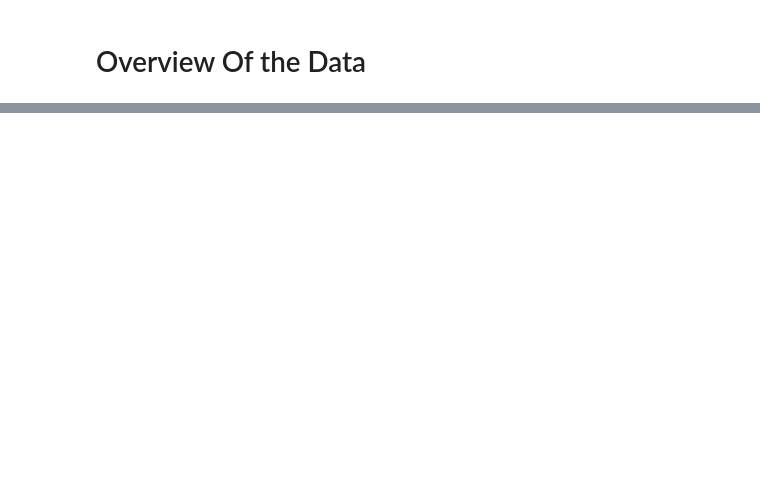
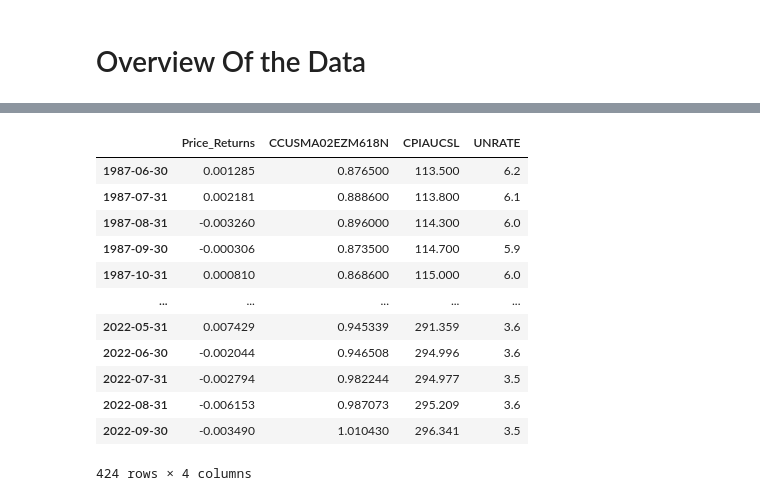
Before and after one commit to Bereket-07/Change-point-analysis-and-statistical-modelling-of-time-series-data-for-Birhan-Energies, a Jupyter notebook: notebooks/eda.ipynb, the cells around one changed output, grey strips where cells are left out. Cells and saved outputs as stored; diff of their text form; code cells hidden in the pictures; blank space fills up the shorter version.

```diff
--- a/notebooks/eda.ipynb
+++ b/notebooks/eda.ipynb
@@ -30,0 +89,2 @@ dtype: object
+# %%
+df_OECD = df_OECD[(df_OECD.index >= '1987-05-20') & (df_OECD.index < '2023-01-01')]
@@ -30,0 +105,2 @@ dtype: object
+# %%
+df_unep = df_unep[(df_unep.index >= '1987-05-20') & (df_unep.index < '2023-01-01')]
@@ -30,0 +127,2 @@ dtype: object
+# %%
+df_CPI_U = df_CPI_U[(df_CPI_U.index >= '1987-05-20') & (df_CPI_U.index < '2023-01-01')]
@@ -30,0 +207,2 @@ dtype: object
+# %%
+combine_df = eda.combine_and_explore(df_oil ,df_OECD ,df_CPI_U ,df_unep)
@@ -30,0 +212,16 @@ dtype: object
+# %%
+combine_df
+# %% [output]
+|  | Price_Returns | CCUSMA02EZM618N | CPIAUCSL | UNRATE |
+| 1987-06-30 | 0.001285 | 0.876500 | 113.500 | 6.2 |
+| 1987-07-31 | 0.002181 | 0.888600 | 113.800 | 6.1 |
+| 1987-08-31 | -0.003260 | 0.896000 | 114.300 | 6.0 |
+| 1987-09-30 | -0.000306 | 0.873500 | 114.700 | 5.9 |
+| 1987-10-31 | 0.000810 | 0.868600 | 115.000 | 6.0 |
+| ... | ... | ... | ... | ... |
+| 2022-05-31 | 0.007429 | 0.945339 | 291.359 | 3.6 |
+| 2022-06-30 | -0.002044 | 0.946508 | 294.996 | 3.6 |
+| 2022-07-31 | -0.002794 | 0.982244 | 294.977 | 3.5 |
+| 2022-08-31 | -0.006153 | 0.987073 | 295.209 | 3.6 |
+| 2022-09-30 | -0.003490 | 1.010430 | 296.341 | 3.5 |
+424 rows × 4 columns
```
Also changed, not shown: parts of 27 cells of this notebook, 7 other files.
